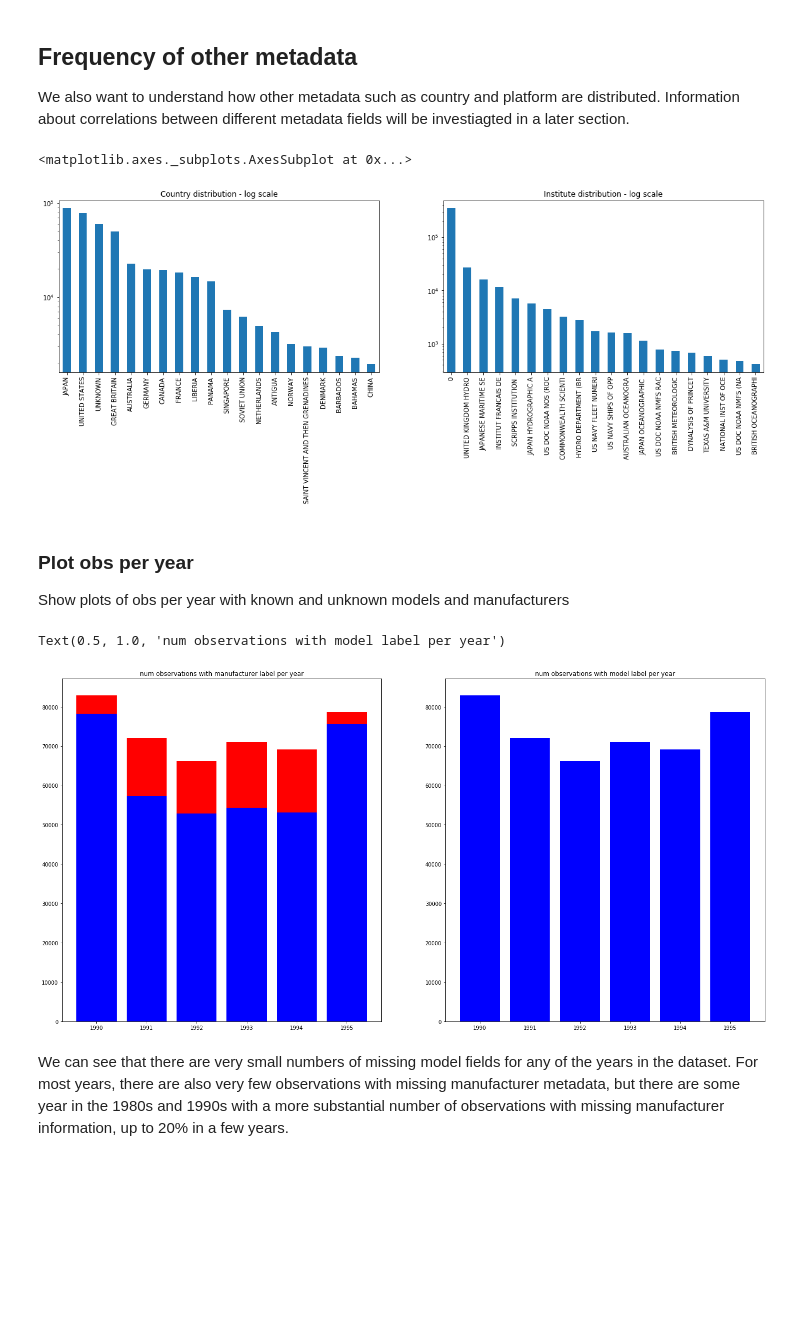
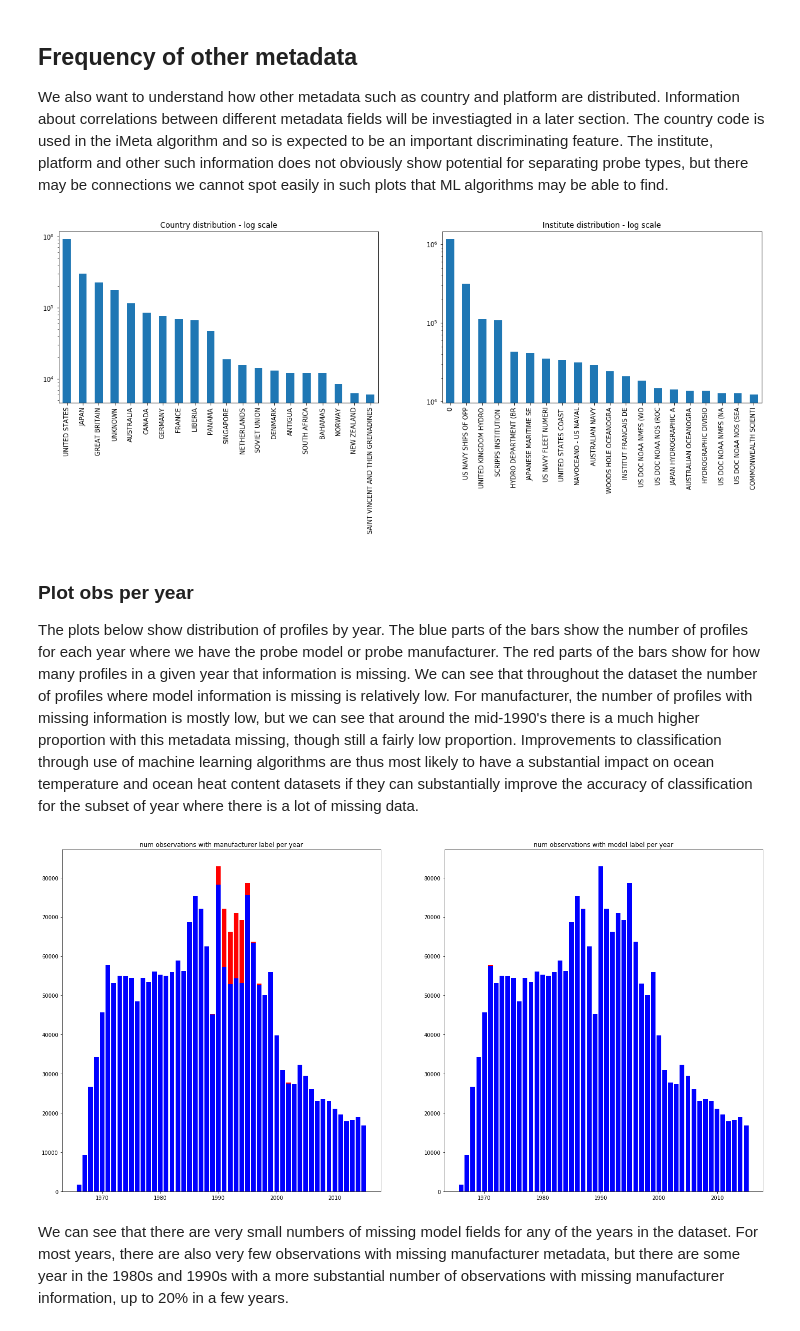
Before and after one commit to MetOffice/XBTs_classification, a Jupyter notebook: dataexploration/xbt_data_exploration.ipynb, the cells around one changed output. Cells and saved outputs as stored; diff of their text form; code cells hidden in the pictures; blank space fills up the shorter version.

Commit message:
#1 Added some comments to the notebook about what the exploration results mean for the ML project.

```diff
--- a/dataexploration/xbt_data_exploration.ipynb
+++ b/dataexploration/xbt_data_exploration.ipynb
@@ -20,13 +20,13 @@ from xbt_dataset import XbtDataset
 # %%
 # TODO: access through a intake catalog
 # Set up some site specific parameters for the notebook
-environment = 'MO_scitools'
+environment = 'pangeo'
 env_data_dirs = {
     'MO_scitools': '/data/users/shaddad/xbt-data/annual_csv',
     'pangeo': '/data/misc/xbt-data/annual_csv/',
 }
 env_date_ranges = {
-    'MO_scitools': (1990,1996),
+    'MO_scitools': (1996,2016),
     'pangeo': (1966,2016)
 }
 # %%
@@ -91,22 +125,23 @@ xbt_full_dataset.xbt_df['manufacturer'].value_counts()[:num_to_plot].plot(kind='
 # %% [markdown]
 ## Frequency of other metadata
 
-We also want to understand how other metadata such as country and platform are distributed. Information about correlations between different metadata fields will be investiagted in a later section.
+We also want to understand how other metadata such as country and platform are distributed. Information about correlations between different metadata fields will be investiagted in a later section. The country code is used in the iMeta algorithm and so is expected to be an important discriminating feature. The institute, platform and other such information does not obviously show potential for separating probe types, but there may be connections we cannot spot easily in such plots that ML algorithms may be able to find.
 # %%
 fig_name = 'xbt_country_and_inst'
 fig1 = matplotlib.pyplot.figure(fig_name)
 axis_country = fig1.add_subplot(121)
 axis_country.set_title('Country distribution - log scale')
-xbt_full_dataset.xbt_df['country'].value_counts()[:num_to_plot].plot(kind='bar',ax=axis_country,figsize=(20,5), logy=True )
+xbt_full_dataset.xbt_df['country'].value_counts()[:num_to_plot].plot(kind='bar',ax=axis_country,figsize=(20,10), logy=True )
 axis_inst = fig1.add_subplot(122)
 axis_inst.set_title('Institute distribution - log scale')
 xbt_full_dataset.xbt_df['institute'].apply(lambda s1:s1[:20]).value_counts()[:num_to_plot].plot(kind='bar',ax=axis_inst,figsize=(20,5), logy=True)
+fig1.savefig('xbt_country_and_inst_distributions.png')
 # %% [output]
-<matplotlib.axes._subplots.AxesSubplot at 0x...>
-[figure, old version]
+[figure, new version]
-# %% [markdown]
-### Plot obs per year
-Show plots of obs per year with known and unknown models and manufacturers
+# %% [markdown]
+### Plot obs per year
+
+The plots below show distribution of profiles by year. The blue parts of the bars show the number of profiles for each year where we have the probe model or probe manufacturer. The red parts of the bars show for how many profiles in a given year that information is missing. We can see that throughout the dataset the number of profiles where  model information is missing is relatively low. For manufacturer, the number of profiles  with missing information is mostly low, but we can see that around the mid-1990's there is a much higher proportion with this metadata missing, though still a fairly low proportion. Improvements to classification through use of machine learning algorithms are thus most likely to have a substantial impact on ocean temperature and ocean heat content datasets if they can substantially improve the accuracy of classification for the subset of year where there is a lot of missing data.
 # %%
 unknown_manufacturer_by_year = []
 known_manufacturer_by_year = []
@@ -129,9 +164,9 @@ current_axes = current_figure.add_subplot(122)
 current_axes.bar(range(*DATA_YEAR_RANGE), known_model_by_year, color='b')
 current_axes.bar(range(*DATA_YEAR_RANGE), unknown_model_by_year, bottom=known_model_by_year, color='r')
 current_axes.set_title('num observations with model label per year')
+current_figure.savefig('xbt_plot_obs_with_unknown_type_by_year.png')
 # %% [output]
-Text(0.5, 1.0, 'num observations with model label per year')
-[figure, old version]
+[figure, new version]
 # %% [markdown]
 We can see that there are very small numbers of missing model fields for any of the years in the dataset. For most years, there are also very few observations with missing manufacturer metadata, but there are some year in the 1980s and 1990s with a more substantial number of observations with missing manufacturer information, up to 20% in a few years.
 # %% [markdown]
```
Also changed, not shown: parts of 13 cells of this notebook.
